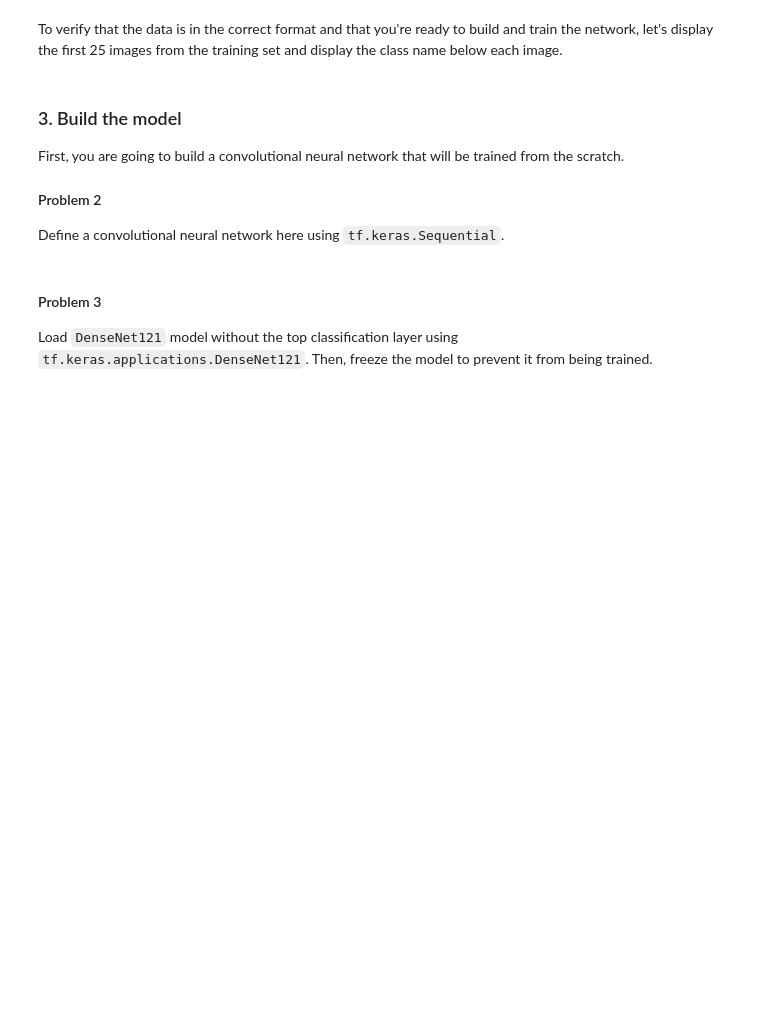
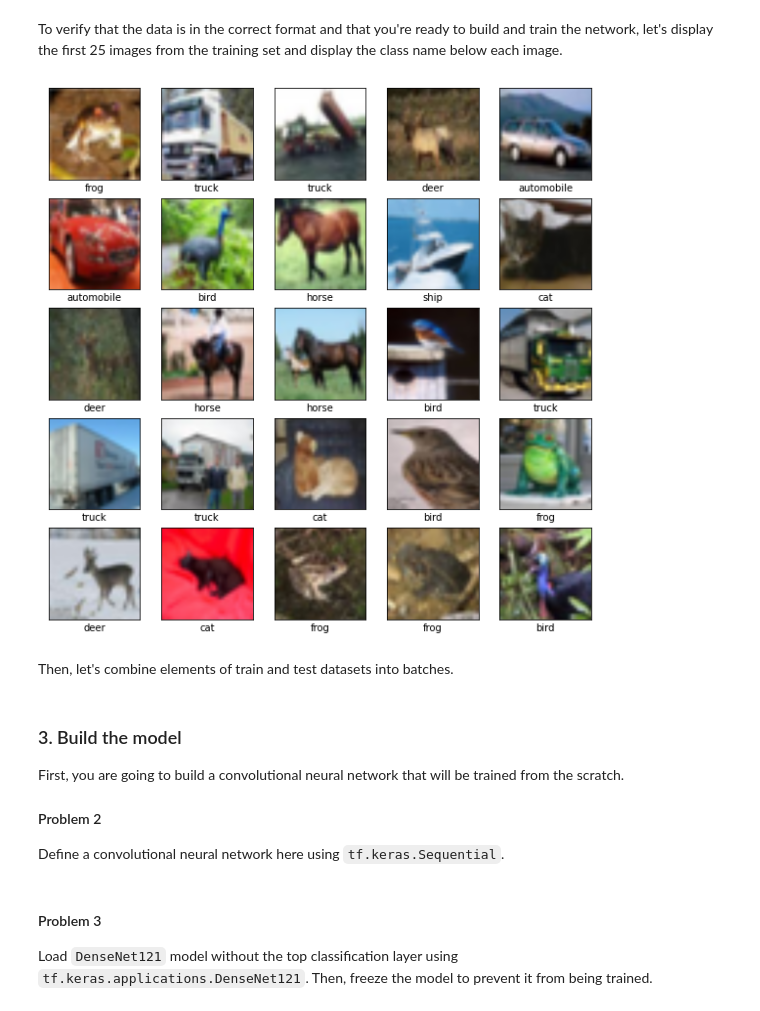
Before and after one commit to keai-kaist/CS492F-Spring, a Jupyter notebook: Week 2/Mar 31/Solutions/3. Practice - CIFAR10.ipynb, the cells around one changed output. Saved outputs shown, nothing was run; the diff lists cells and outputs as text; code cells hidden in the pictures; blank space fills up the shorter version.

```diff
--- a/Week 2/Mar 31/Solutions/3. Practice - CIFAR10.ipynb
+++ b/Week 2/Mar 31/Solutions/3. Practice - CIFAR10.ipynb
@@ -72,6 +62,0 @@ Scale these values to a range of 0 to 1 before feeding them to the neural networ
-# %%
-# TODO: Preprocess the data you have loaded
-### START CODE HERE ###
-train_images = train_images / 255
-test_images = test_images / 255
-### END CODE HERE ###
@@ -77,0 +66,3 @@ test_images = test_images / 255
+# %%
+train_tensors = tf.data.Dataset.from_tensor_slices((train_images, tf.squeeze(train_labels)))
+test_tensors = tf.data.Dataset.from_tensor_slices((test_images, tf.squeeze(test_labels)))
@@ -78,14 +74,31 @@ test_images = test_images / 255
+# %%
+image_height, image_width = 224, 224
+
+# TODO: Preprocess the data you have loaded
+### START CODE HERE ###
+def preprocess_example(image, label):
+    image = tf.image.resize(image, (image_height, image_width))
+    image = (image / 127.5) - 1
+    return image, label
+
+train_tensors = train_tensors.map(preprocess_example)
+test_tensors = test_tensors.map(preprocess_example)
+### END CODE HERE ###
 # %% [markdown]
 To verify that the data is in the correct format and that you're ready to build and train the network, let's display the first 25 images from the training set and display the class name below each image.
 # %%
-plt.figure(figsize=(10,10))
-for i in range(25):
-    plt.subplot(5,5,i+1)
+plt.figure(figsize=(10, 10))
+for index, (image, label) in enumerate(train_tensors.take(25)):
+    plt.subplot(5, 5, index + 1)
     plt.xticks([])
     plt.yticks([])
     plt.grid(False)
-    plt.imshow(train_images[i], cmap=plt.cm.binary)
+    plt.imshow((image + 1) / 2, cmap=plt.cm.binary)
     # The CIFAR labels happen to be arrays,
     # which is why you need the extra index
-    plt.xlabel(class_names[train_labels[i][0]])
+    plt.xlabel(class_names[label])
 plt.show()
+# %% [output]
+[figure, added]
+# %% [markdown]
+Then, let's combine elements of train and test datasets into batches.
```
Also changed, not shown: parts of 14 cells of this notebook.
